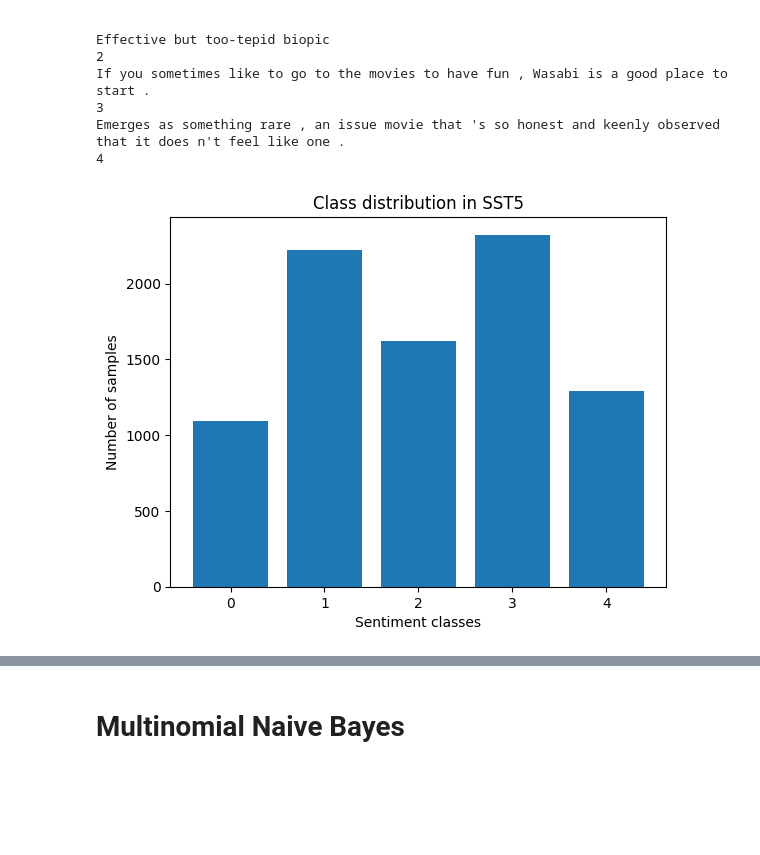
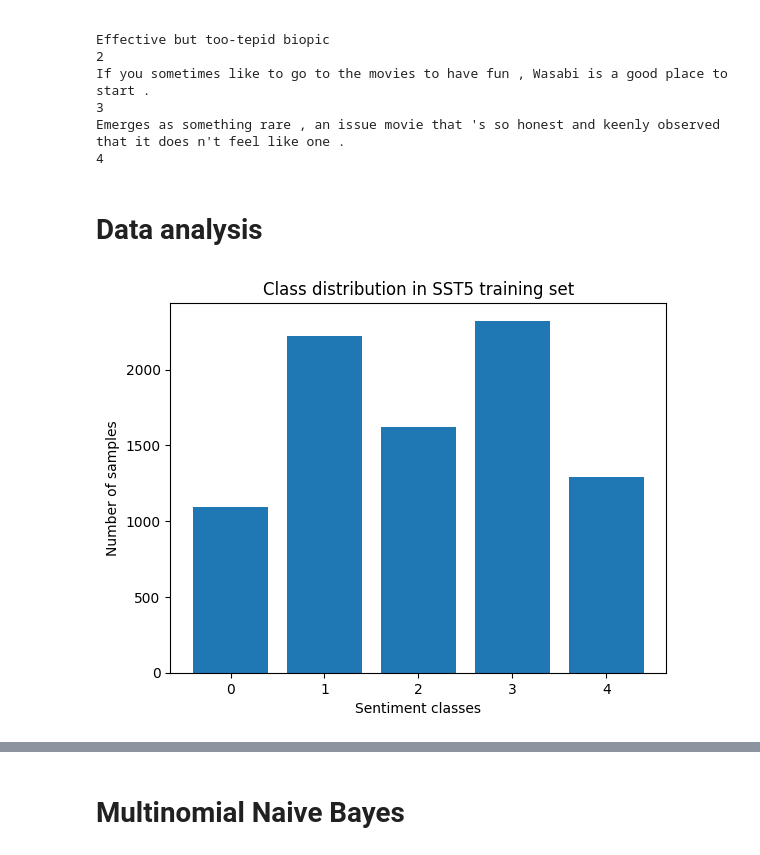
Before and after one commit to namberino/sst5-sentiment-analysis, a Jupyter notebook: sst5_analysis.ipynb, the cells around one changed output, grey strips where cells are left out. Cells and saved outputs as stored; diff of their text form; code cells hidden in the pictures; blank space fills up the shorter version.

```diff
--- a/sst5_analysis.ipynb
+++ b/sst5_analysis.ipynb
@@ -24,3 +76,11 @@ dataset_path = "./sst5"
 train_sentences, train_labels = extract_data(os.path.join(dataset_path, "train.txt"))
 dev_sentences, dev_labels = extract_data(os.path.join(dataset_path, "dev.txt"))
 test_sentences, test_labels = extract_data(os.path.join(dataset_path, "test.txt"))
+# %%
+dataset = load_dataset("SetFit/sst5")
+train_sentences = dataset["train"]["text"]
+train_labels = dataset["train"]["label"]
+dev_sentences = dataset["validation"]["text"]
+dev_labels = dataset["validation"]["label"]
+test_sentences = dataset["test"]["text"]
+test_labels = dataset["test"]["label"]
@@ -59,6 +122,8 @@ If you sometimes like to go to the movies to have fun , Wasabi is a good place t
 3
 Emerges as something rare , an issue movie that 's so honest and keenly observed that it does n't feel like one .
 4
+# %% [markdown]
+# Data analysis
 # %%
 import numpy as np
 import matplotlib.pyplot as plt
@@ -66,10 +132,10 @@ from collections import Counter
 # %%
 label_counts = Counter(train_labels)
 plt.bar(label_counts.keys(), label_counts.values())
 
 plt.xlabel("Sentiment classes")
 plt.ylabel("Number of samples")
-plt.title("Class distribution in SST5")
+plt.title("Class distribution in SST5 training set")
 plt.show()
 # %% [output]
-[figure, old version]
+[figure, new version]
```
Also changed, not shown: parts of 63 cells of this notebook.
